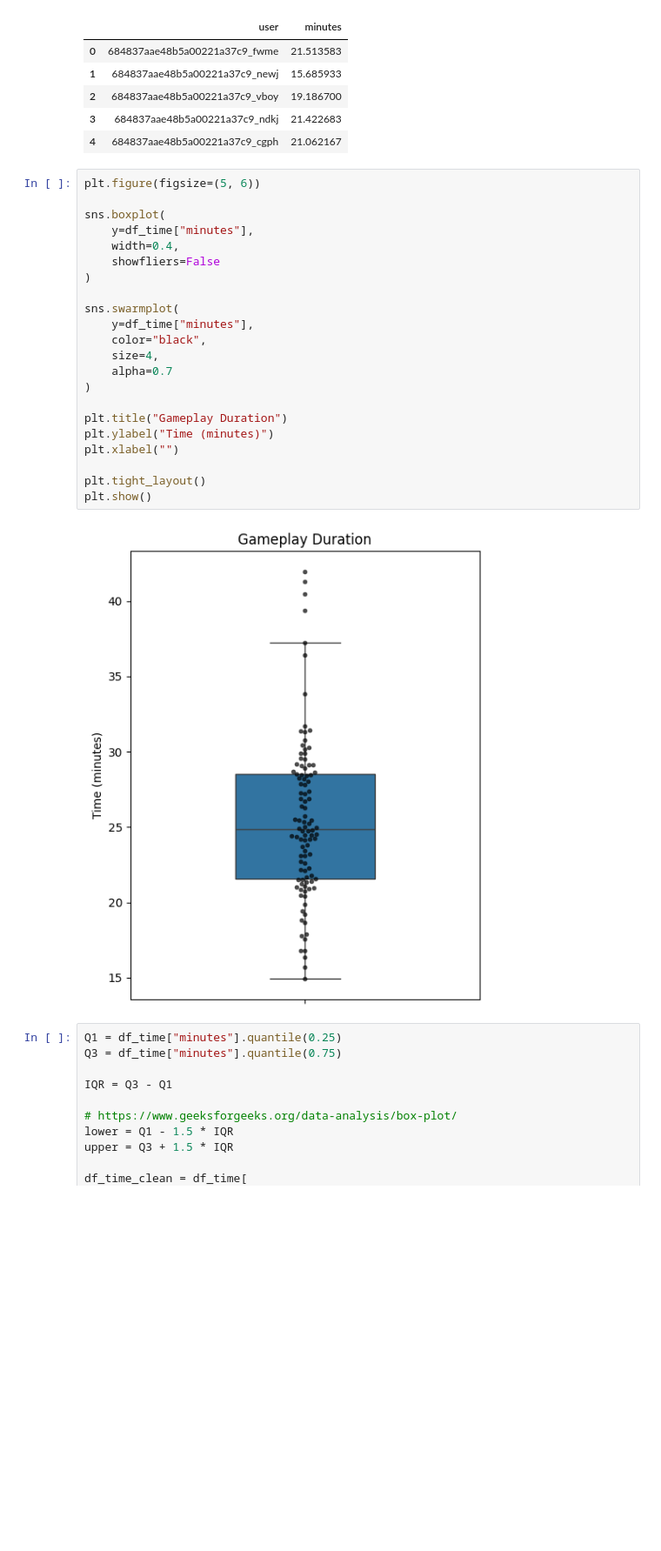
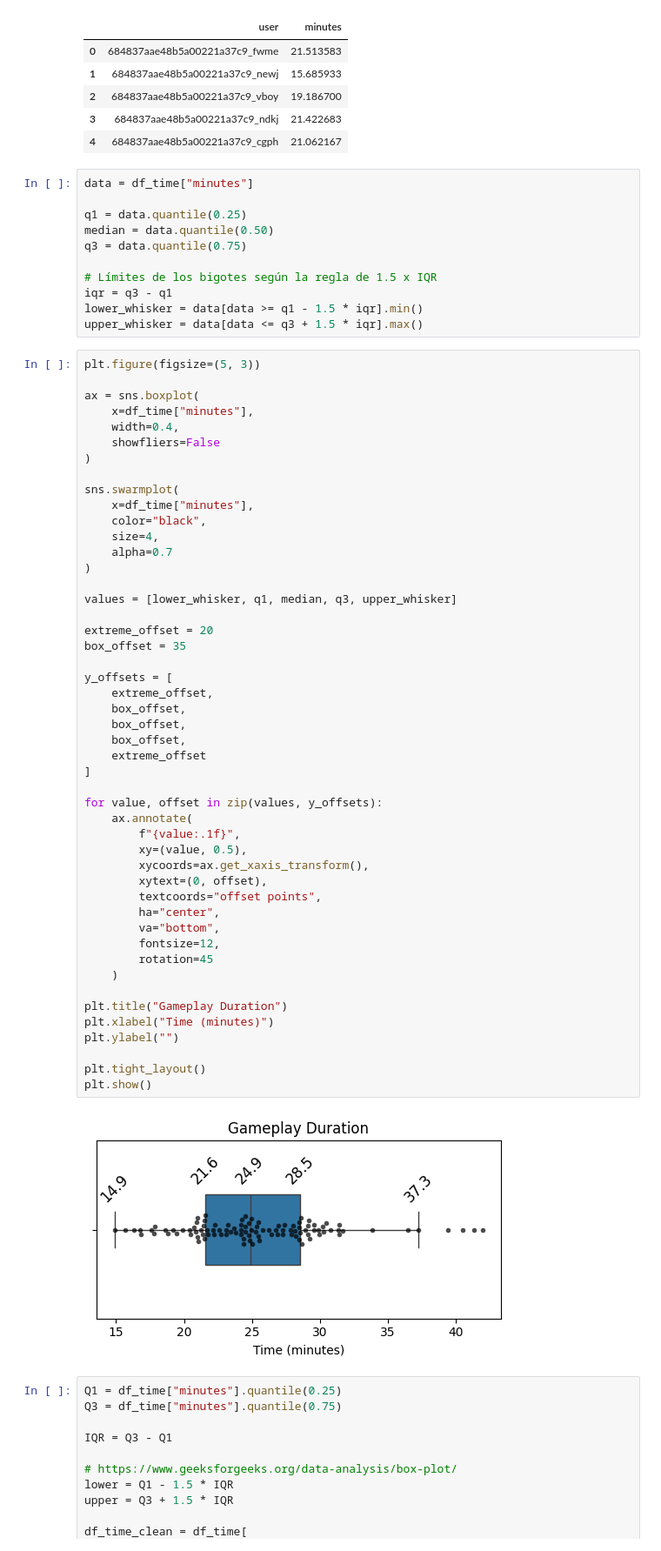
Before and after one commit to MattCastUCM/JustShare, a Jupyter notebook: telemetry/gameplay/analysis.ipynb, the cells around one changed output. Shown at 87% size. Drawn from its saved outputs; the diff is of its cells as text; blank space fills up the shorter version.

```diff
--- a/telemetry/gameplay/analysis.ipynb
+++ b/telemetry/gameplay/analysis.ipynb
@@ -142,30 +142,67 @@ display(df_time.head())
 | 2 | 684837aae48b5a00221a37c9_vboy | 19.186700 |
 | 3 | 684837aae48b5a00221a37c9_ndkj | 21.422683 |
 | 4 | 684837aae48b5a00221a37c9_cgph | 21.062167 |
+# %%
+data = df_time["minutes"]
+
+q1 = data.quantile(0.25)
+median = data.quantile(0.50)
+q3 = data.quantile(0.75)
+
+# Límites de los bigotes según la regla de 1.5 x IQR
+iqr = q3 - q1
+lower_whisker = data[data >= q1 - 1.5 * iqr].min()
+upper_whisker = data[data <= q3 + 1.5 * iqr].max()
 # %%
-plt.figure(figsize=(5, 6))
+plt.figure(figsize=(5, 3))
 
-sns.boxplot(
-	y=df_time["minutes"],
+ax = sns.boxplot(
+	x=df_time["minutes"],
 	width=0.4,
 	showfliers=False
 )
 
 sns.swarmplot(
-	y=df_time["minutes"],
+	x=df_time["minutes"],
 	color="black",
 	size=4,
 	alpha=0.7
 )
 
+values = [lower_whisker, q1, median, q3, upper_whisker]
+
+extreme_offset = 20
+box_offset = 35
+
+y_offsets = [
+    extreme_offset,
+    box_offset,
+    box_offset,
+    box_offset,
+    extreme_offset
+]
+
+for value, offset in zip(values, y_offsets):
+    ax.annotate(
+        f"{value:.1f}",
+        xy=(value, 0.5),
+        xycoords=ax.get_xaxis_transform(),
+        xytext=(0, offset),
+        textcoords="offset points",
+        ha="center",
+        va="bottom",
+        fontsize=12,
+        rotation=45
+    )
+
 plt.title("Gameplay Duration")
-plt.ylabel("Time (minutes)")
-plt.xlabel("")
+plt.xlabel("Time (minutes)")
+plt.ylabel("")
 
 plt.tight_layout()
 plt.show()
 # %% [output]
-[figure, old version]
+[figure, new version]
 # %%
 Q1 = df_time["minutes"].quantile(0.25)
 Q3 = df_time["minutes"].quantile(0.75)
```
Also changed, not shown: parts of 3 cells of this notebook, 4 other files.
